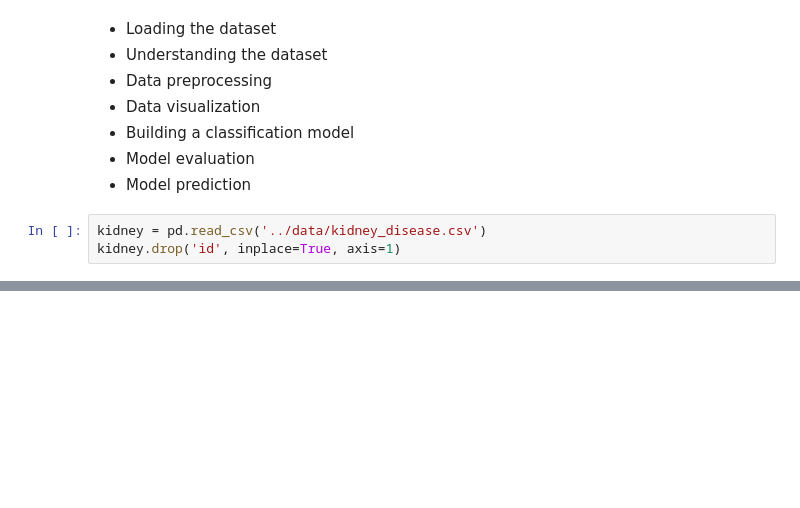
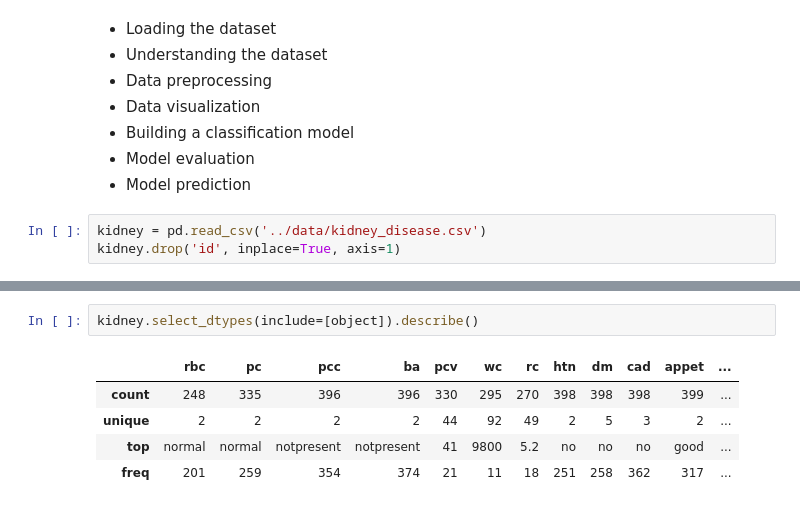
Before and after one commit to rayanrfd/projetML_MCE, a Jupyter notebook: notebooks/kidney.ipynb, the cells around one changed output, grey strips where cells are left out. Drawn from its saved outputs; the diff is of its cells as text; blank space fills up the shorter version.

```diff
--- a/notebooks/kidney.ipynb
+++ b/notebooks/kidney.ipynb
@@ -26,0 +62,8 @@ kidney.head()
+# %%
+kidney.select_dtypes(include=[object]).describe()
+# %% [output]
+|  | rbc | pc | pcc | ba | pcv | wc | rc | htn | dm | cad | appet | ... |
+| count | 248 | 335 | 396 | 396 | 330 | 295 | 270 | 398 | 398 | 398 | 399 | ... |
+| unique | 2 | 2 | 2 | 2 | 44 | 92 | 49 | 2 | 5 | 3 | 2 | ... |
+| top | normal | normal | notpresent | notpresent | 41 | 9800 | 5.2 | no | no | no | good | ... |
+| freq | 201 | 259 | 354 | 374 | 21 | 11 | 18 | 251 | 258 | 362 | 317 | ... |
```
Also changed, not shown: parts of 7 cells of this notebook, 3 other files.
